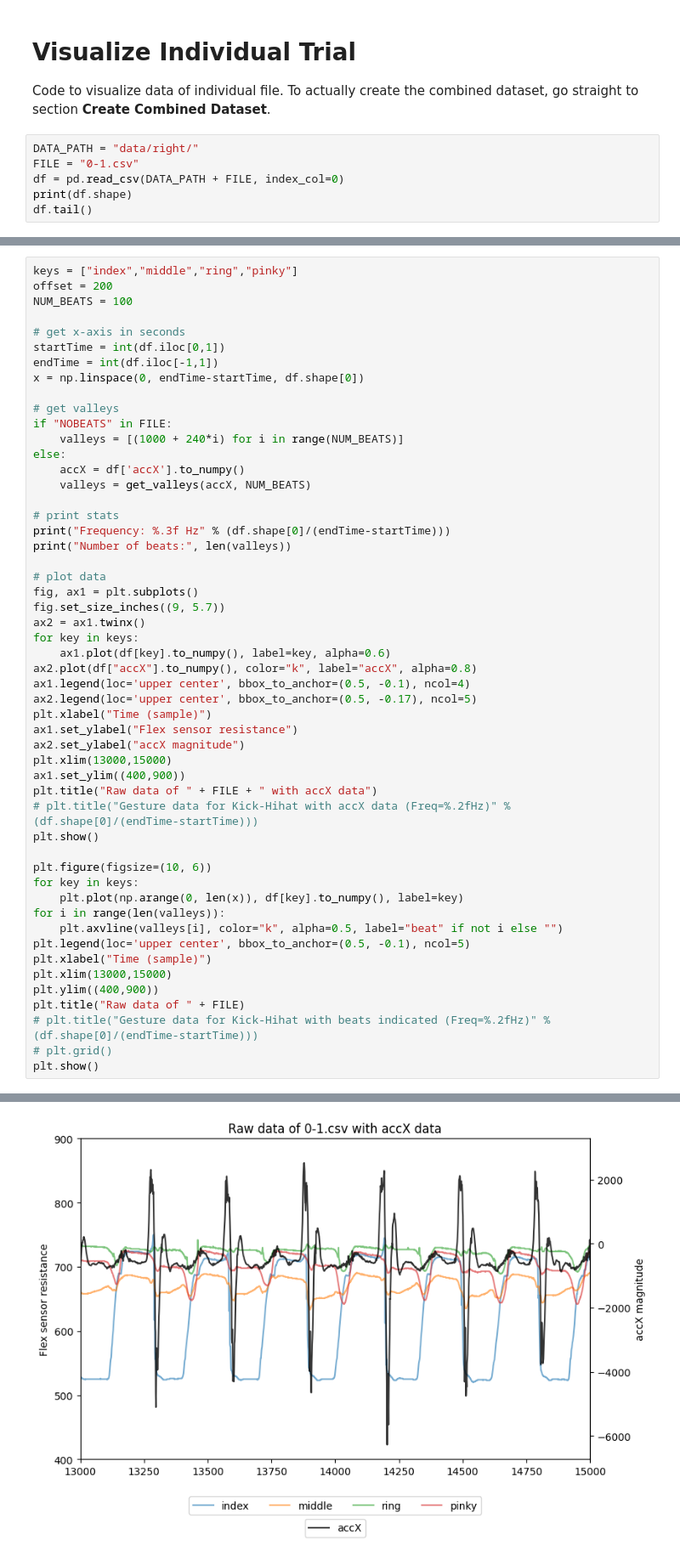
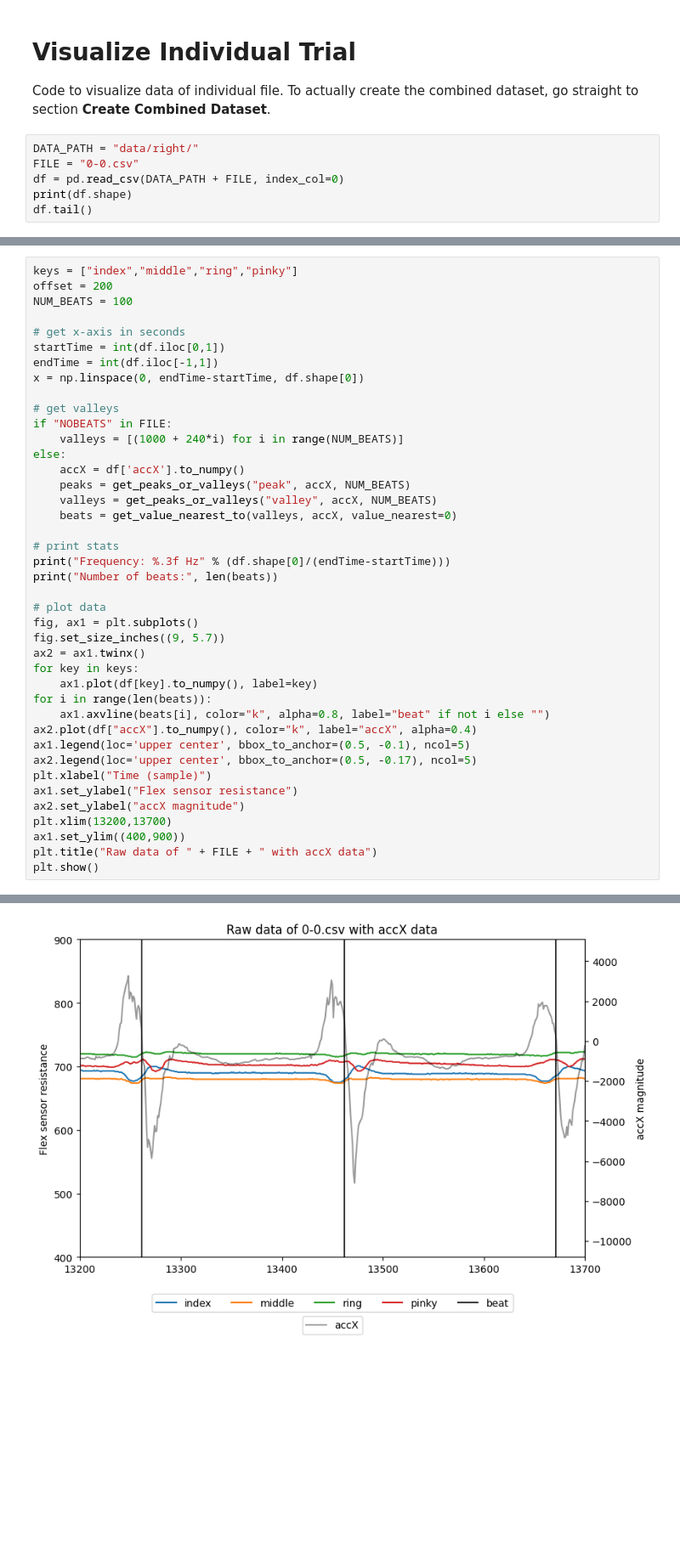
Before and after one commit to rachung2510/oppy, a Jupyter notebook: create_dataset.ipynb, the cells around one changed output, grey strips where cells are left out. Shown at 85% size. Cells and saved outputs as stored; diff of their text form; blank space fills up the shorter version.

```diff
--- a/create_dataset.ipynb
+++ b/create_dataset.ipynb
@@ -128,7 +159,7 @@ def get_valleys(x, n):
 Code to visualize data of individual file. To actually create the combined dataset, go straight to section **Create Combined Dataset**.
 # %%
 DATA_PATH = "data/right/"
-FILE = "0-1.csv"
+FILE = "0-0.csv"
 df = pd.read_csv(DATA_PATH + FILE, index_col=0)
 print(df.shape)
 df.tail()
@@ -155,41 +186,30 @@ if "NOBEATS" in FILE:
     valleys = [(1000 + 240*i) for i in range(NUM_BEATS)]
 else:
     accX = df['accX'].to_numpy()
-    valleys = get_valleys(accX, NUM_BEATS)
+    peaks = get_peaks_or_valleys("peak", accX, NUM_BEATS)
+    valleys = get_peaks_or_valleys("valley", accX, NUM_BEATS)
+    beats = get_value_nearest_to(valleys, accX, value_nearest=0)
 
 # print stats
 print("Frequency: %.3f Hz" % (df.shape[0]/(endTime-startTime)))
-print("Number of beats:", len(valleys))
+print("Number of beats:", len(beats))
 
 # plot data
 fig, ax1 = plt.subplots()
 fig.set_size_inches((9, 5.7))
 ax2 = ax1.twinx()
 for key in keys:
-    ax1.plot(df[key].to_numpy(), label=key, alpha=0.6)
-ax2.plot(df["accX"].to_numpy(), color="k", label="accX", alpha=0.8)
-ax1.legend(loc='upper center', bbox_to_anchor=(0.5, -0.1), ncol=4)
+    ax1.plot(df[key].to_numpy(), label=key)
+for i in range(len(beats)):
+    ax1.axvline(beats[i], color="k", alpha=0.8, label="beat" if not i else "")
+ax2.plot(df["accX"].to_numpy(), color="k", label="accX", alpha=0.4)
+ax1.legend(loc='upper center', bbox_to_anchor=(0.5, -0.1), ncol=5)
 ax2.legend(loc='upper center', bbox_to_anchor=(0.5, -0.17), ncol=5)
 plt.xlabel("Time (sample)")
 ax1.set_ylabel("Flex sensor resistance")
 ax2.set_ylabel("accX magnitude")
-plt.xlim(13000,15000)
+plt.xlim(13200,13700)
 ax1.set_ylim((400,900))
 plt.title("Raw data of " + FILE + " with accX data")
-# plt.title("Gesture data for Kick-Hihat with accX data (Freq=%.2fHz)" % (df.shape[0]/(endTime-startTime)))
 plt.show()
-
-plt.figure(figsize=(10, 6))
-for key in keys:
-    plt.plot(np.arange(0, len(x)), df[key].to_numpy(), label=key)
-for i in range(len(valleys)):
-    plt.axvline(valleys[i], color="k", alpha=0.5, label="beat" if not i else "")
-plt.legend(loc='upper center', bbox_to_anchor=(0.5, -0.1), ncol=5)
-plt.xlabel("Time (sample)")
-plt.xlim(13000,15000)
-plt.ylim((400,900))
-plt.title("Raw data of " + FILE)
-# plt.title("Gesture data for Kick-Hihat with beats indicated (Freq=%.2fHz)" % (df.shape[0]/(endTime-startTime)))
-# plt.grid()
-plt.show()
 # %% [output]
@@ -197,2 +217,2 @@ Frequency: 311.695 Hz
 Number of beats: 100
-[figure, old version]
+[figure, new version]
```
Also changed, not shown: parts of 7 cells of this notebook.
